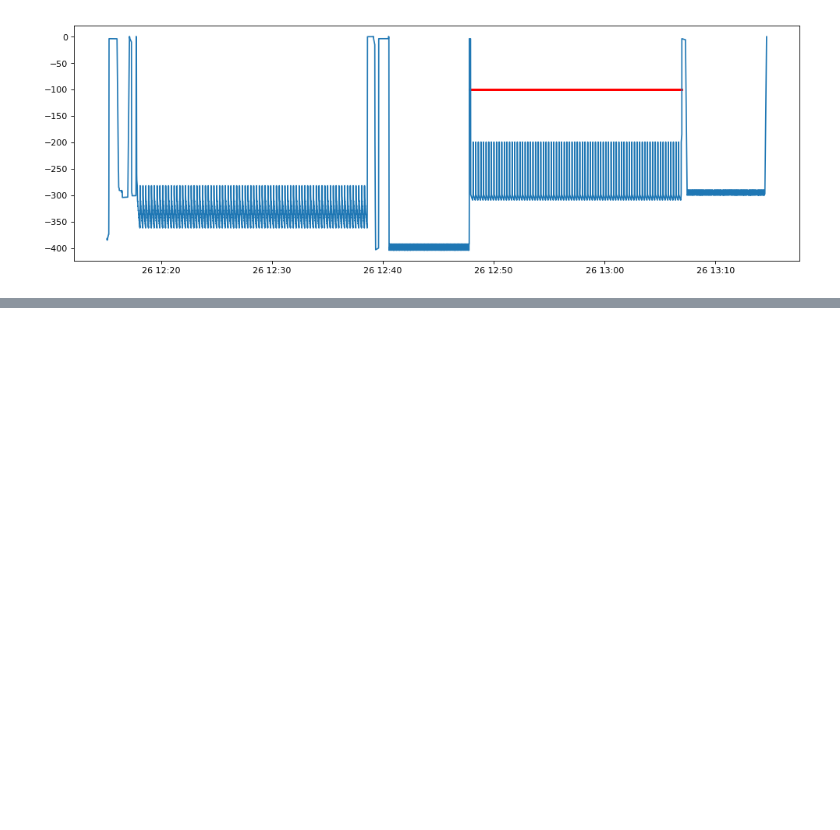
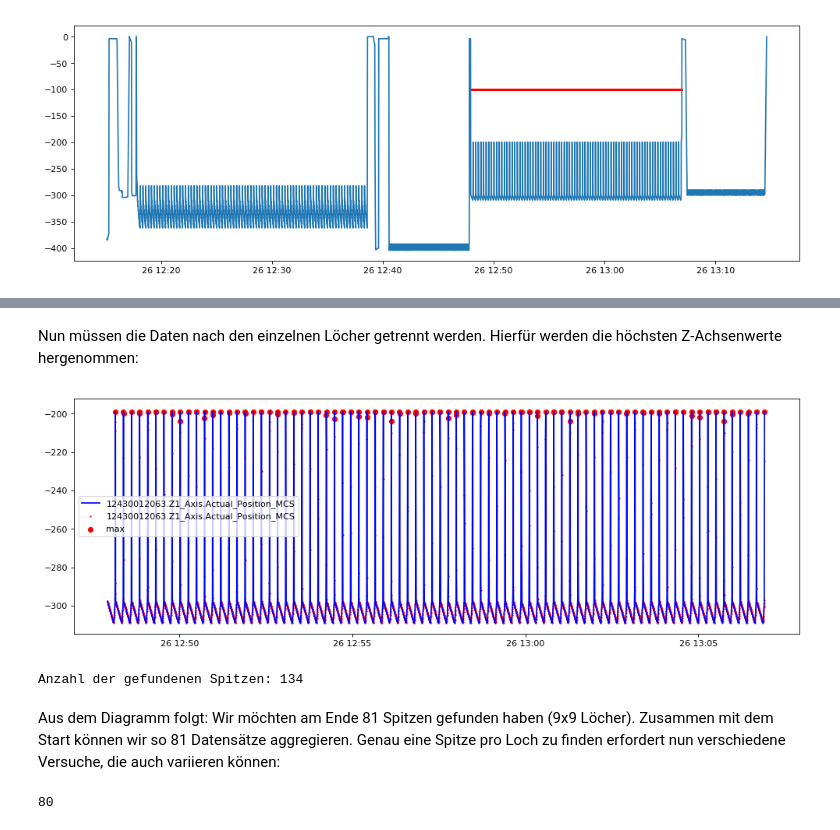
Before and after one commit to Xavubil/master_project_machine_learning, a Jupyter notebook: data_exploration/Datenaufbereitung_Vorgehen.ipynb, the cells around one changed output, grey strips where cells are left out. Cells and saved outputs as stored; diff of their text form; code cells hidden in the pictures; blank space fills up the shorter version.

```diff
--- a/data_exploration/Datenaufbereitung_Vorgehen.ipynb
+++ b/data_exploration/Datenaufbereitung_Vorgehen.ipynb
@@ -60,0 +81,33 @@ plt.scatter(dfReibdaten.timeStamp,[-100]*len(dfReibdaten), s=1.0,c='r')
+# %% [markdown]
+Nun müssen die Daten nach den einzelnen Löcher getrennt werden. Hierfür werden die höchsten Z-Achsenwerte hergenommen:
+# %%
+top = dfEineEbene.loc[lambda l: l.ValueID == "12430012063.Z1_Axis.Actual_Position_MCS","value"].max()
+tolerance = 5.0
+topMostPoints = dfEineEbene.loc[lambda l: ((l.ValueID == "12430012063.Z1_Axis.Actual_Position_MCS") & (top-tolerance < l.value) & (l.value < top+tolerance)),:]
+
+
+fig = plt.figure(figsize=(15, 5), dpi=80)
+zAxisEineEbene = dfEineEbene.loc[lambda l: l.ValueID == "12430012063.Z1_Axis.Actual_Position_MCS",:]
+plt.plot(zAxisEineEbene.timeStamp,zAxisEineEbene.value, c='b')
+plt.scatter(zAxisEineEbene.timeStamp,zAxisEineEbene.value,c='r',s=1)
+plt.scatter(topMostPoints["timeStamp"], topMostPoints["value"], c='r',s=30)
+
+plt.legend(["12430012063.Z1_Axis.Actual_Position_MCS","12430012063.Z1_Axis.Actual_Position_MCS", "max"])
+plt.show()
+print("Anzahl der gefundenen Spitzen: "+str(len(topMostPoints)))
+# %% [output]
+[figure, added]
+Anzahl der gefundenen Spitzen: 134
+# %% [markdown]
+Aus dem Diagramm folgt: Wir möchten am Ende 81 Spitzen gefunden haben (9x9 Löcher). Zusammen mit dem Start können wir so 81 Datensätze aggregieren. Genau eine Spitze pro Loch zu finden erfordert nun verschiedene Versuche, die auch variieren können:
+# %%
+# Versuch über die Steigung: ist die Steigung links des Punktes positiv, und rechts davon negativ, so handelt es sich um eine Spitze
+dfTops = pd.DataFrame()
+for i in range(1,zAxisEineEbene.shape[0]-1):
+    diff1 = zAxisEineEbene.iloc[i].value - zAxisEineEbene.iloc[i-1].value # muss positiv sein
+    diff2 = zAxisEineEbene.iloc[i].value - zAxisEineEbene.iloc[i+1].value # muss auch positiv sein
+    if diff1 > 0 and diff2 > 0:
+        dfTops = dfTops.append(zAxisEineEbene.iloc[i])
+print(len(dfTops))
+# %% [output]
+80
```
Also changed, not shown: parts of 13 cells of this notebook, 1 other file.
